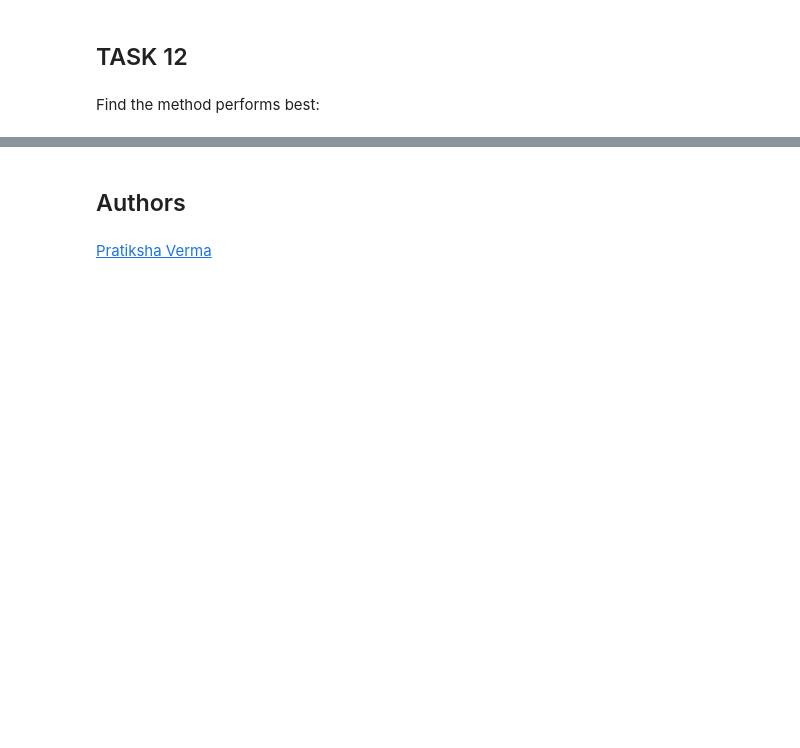
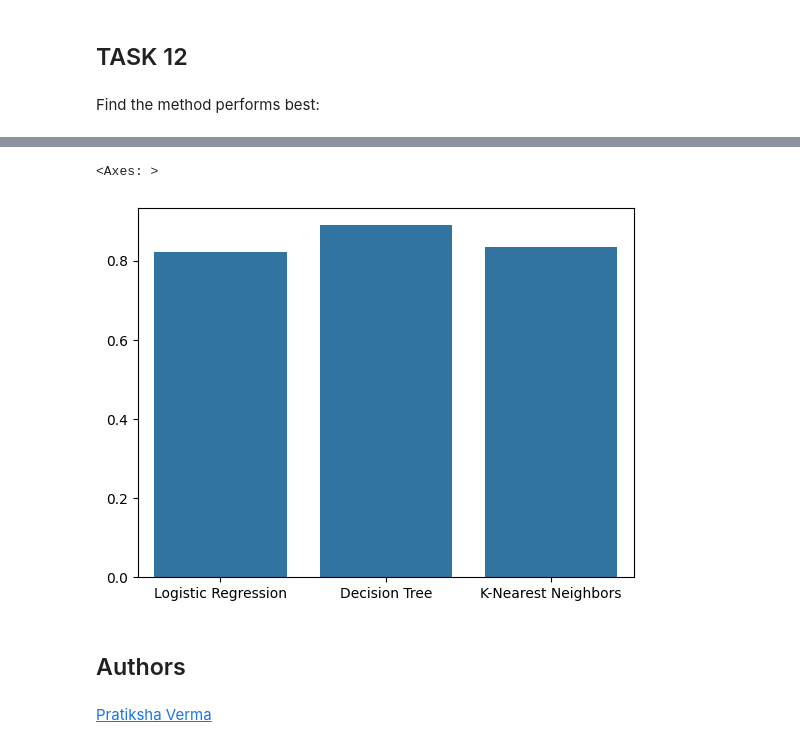
Before and after one commit to giovani-bruno/coursera_spacex_project, a Jupyter notebook: SpaceX_Machine Learning Prediction_Part_5.ipynb, the cells around one changed output, grey strips where cells are left out. Cells and saved outputs as stored; diff of their text form; code cells hidden in the pictures; blank space fills up the shorter version.

```diff
--- a/SpaceX_Machine Learning Prediction_Part_5.ipynb
+++ b/SpaceX_Machine Learning Prediction_Part_5.ipynb
@@ -402,3 +390,9 @@ knn_cv.best_params_
+# %%
+scores = [logreg_cv.best_score_, tree_cv.best_score_, knn_cv.best_score_]
+sns.barplot(y=scores, x=["Logistic Regression", "Decision Tree", "K-Nearest Neighbors"])
+# %% [output]
+<Axes: >
+[figure, added]
 # %% [markdown]
 ## Authors
 # %% [markdown]
```
Also changed, not shown: parts of 14 cells of this notebook, 2 other files.
